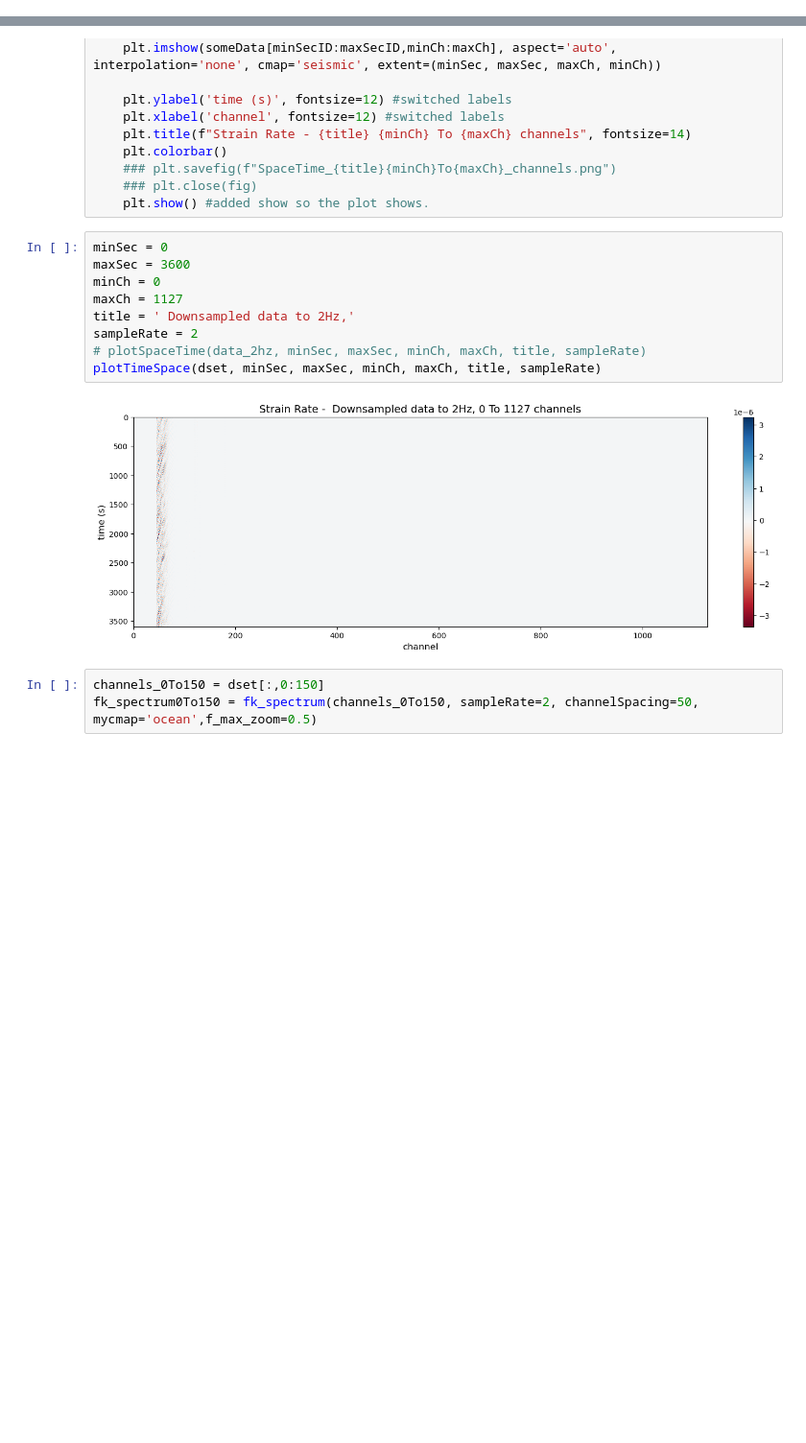
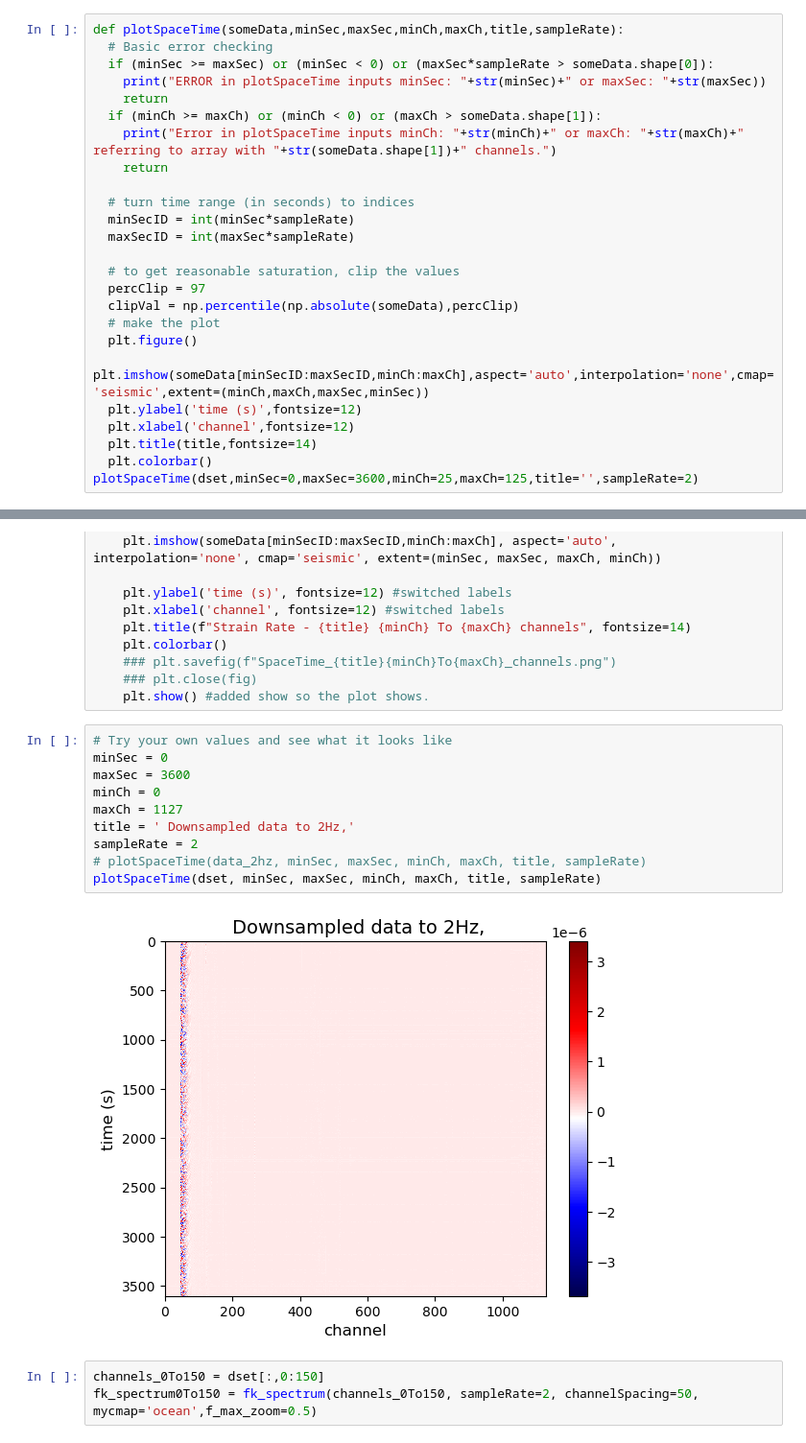
Before and after one commit to ippolyte/ocean-das-training, a Jupyter notebook: SUBMERSE_HCMR.ipynb, the cells around one changed output, grey strips where cells are left out. Shown at 96% size. Saved outputs shown, nothing was run; the diff lists cells and outputs as text; blank space fills up the shorter version.

```diff
--- a/SUBMERSE_HCMR.ipynb
+++ b/SUBMERSE_HCMR.ipynb
@@ -361,2 +365,27 @@ plotTimeSpace(dset,0,3600,0,1127,'Filtered& downsampled to 2Hz',2)
 # %% [output]
 [figure]
+# %%
+def plotSpaceTime(someData,minSec,maxSec,minCh,maxCh,title,sampleRate):
+  # Basic error checking
+  if (minSec >= maxSec) or (minSec < 0) or (maxSec*sampleRate > someData.shape[0]):
+    print("ERROR in plotSpaceTime inputs minSec: "+str(minSec)+" or maxSec: "+str(maxSec))
+    return
+  if (minCh >= maxCh) or (minCh < 0) or (maxCh > someData.shape[1]):
+    print("Error in plotSpaceTime inputs minCh: "+str(minCh)+" or maxCh: "+str(maxCh)+" referring to array with "+str(someData.shape[1])+" channels.")
+    return
+
+  # turn time range (in seconds) to indices
+  minSecID = int(minSec*sampleRate)
+  maxSecID = int(maxSec*sampleRate)
+
+  # to get reasonable saturation, clip the values
+  percClip = 97
+  clipVal = np.percentile(np.absolute(someData),percClip)
+  # make the plot
+  plt.figure()
+  plt.imshow(someData[minSecID:maxSecID,minCh:maxCh],aspect='auto',interpolation='none',cmap='seismic',extent=(minCh,maxCh,maxSec,minSec))
+  plt.ylabel('time (s)',fontsize=12)
+  plt.xlabel('channel',fontsize=12)
+  plt.title(title,fontsize=14)
+  plt.colorbar()
+plotSpaceTime(dset,minSec=0,maxSec=3600,minCh=25,maxCh=125,title='',sampleRate=2)
@@ -552,16 +583,17 @@ def plotSpaceTime(someData, minSec, maxSec, minCh, maxCh, title, sampleRate):
     ### plt.close(fig)
     plt.show() #added show so the plot shows.
 # %%
+# Try your own values and see what it looks like
 minSec = 0
 maxSec = 3600
 minCh = 0
 maxCh = 1127
 title = ' Downsampled data to 2Hz,'
 sampleRate = 2
 # plotSpaceTime(data_2hz, minSec, maxSec, minCh, maxCh, title, sampleRate)
-plotTimeSpace(dset, minSec, maxSec, minCh, maxCh, title, sampleRate)
+plotSpaceTime(dset, minSec, maxSec, minCh, maxCh, title, sampleRate)
 # %% [output]
-[figure, old version]
+[figure, new version]
 # %%
 channels_0To150 = dset[:,0:150]
 fk_spectrum0To150 = fk_spectrum(channels_0To150, sampleRate=2, channelSpacing=50, mycmap='ocean',f_max_zoom=0.5)
```
Also changed, not shown: parts of 5 cells of this notebook.
